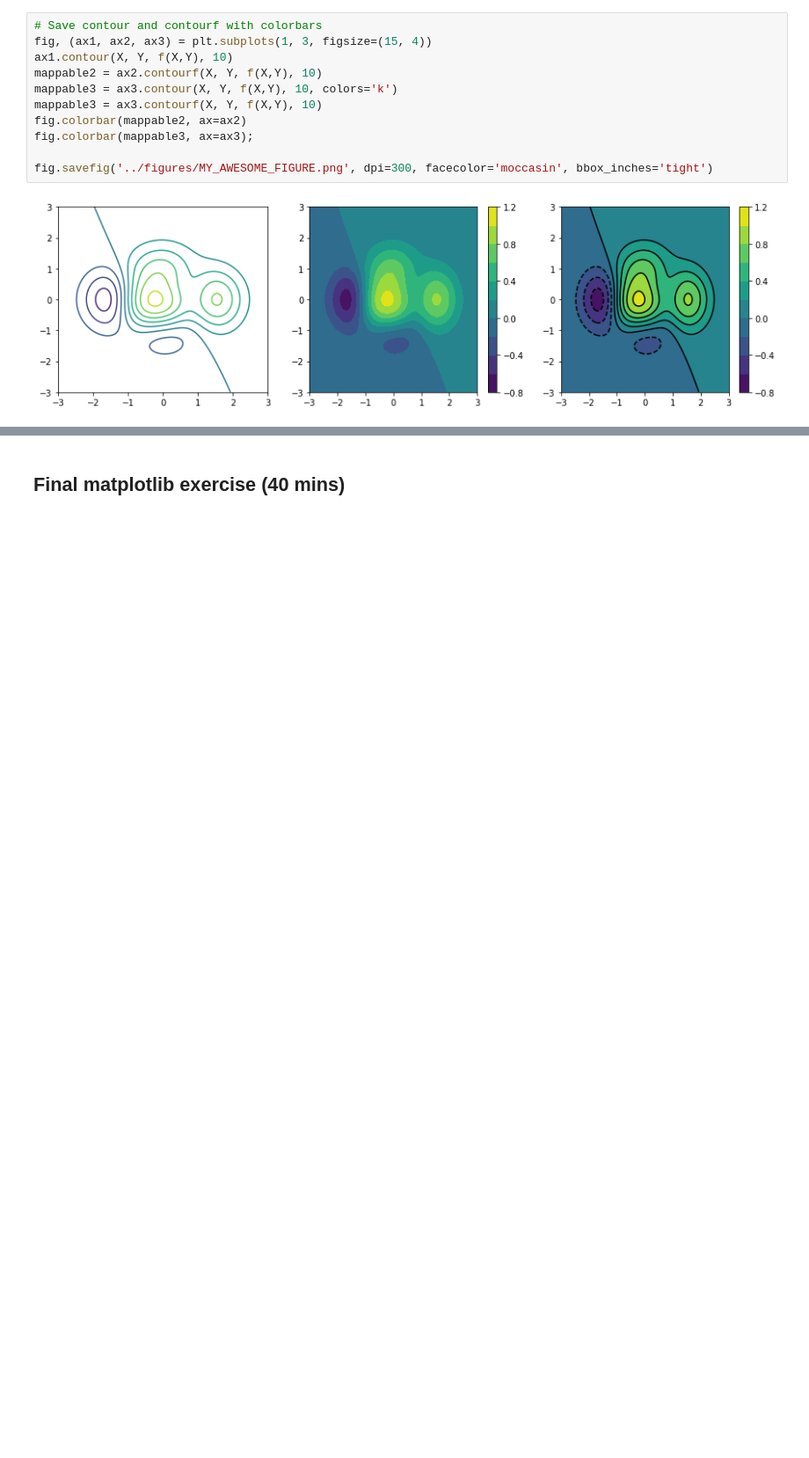
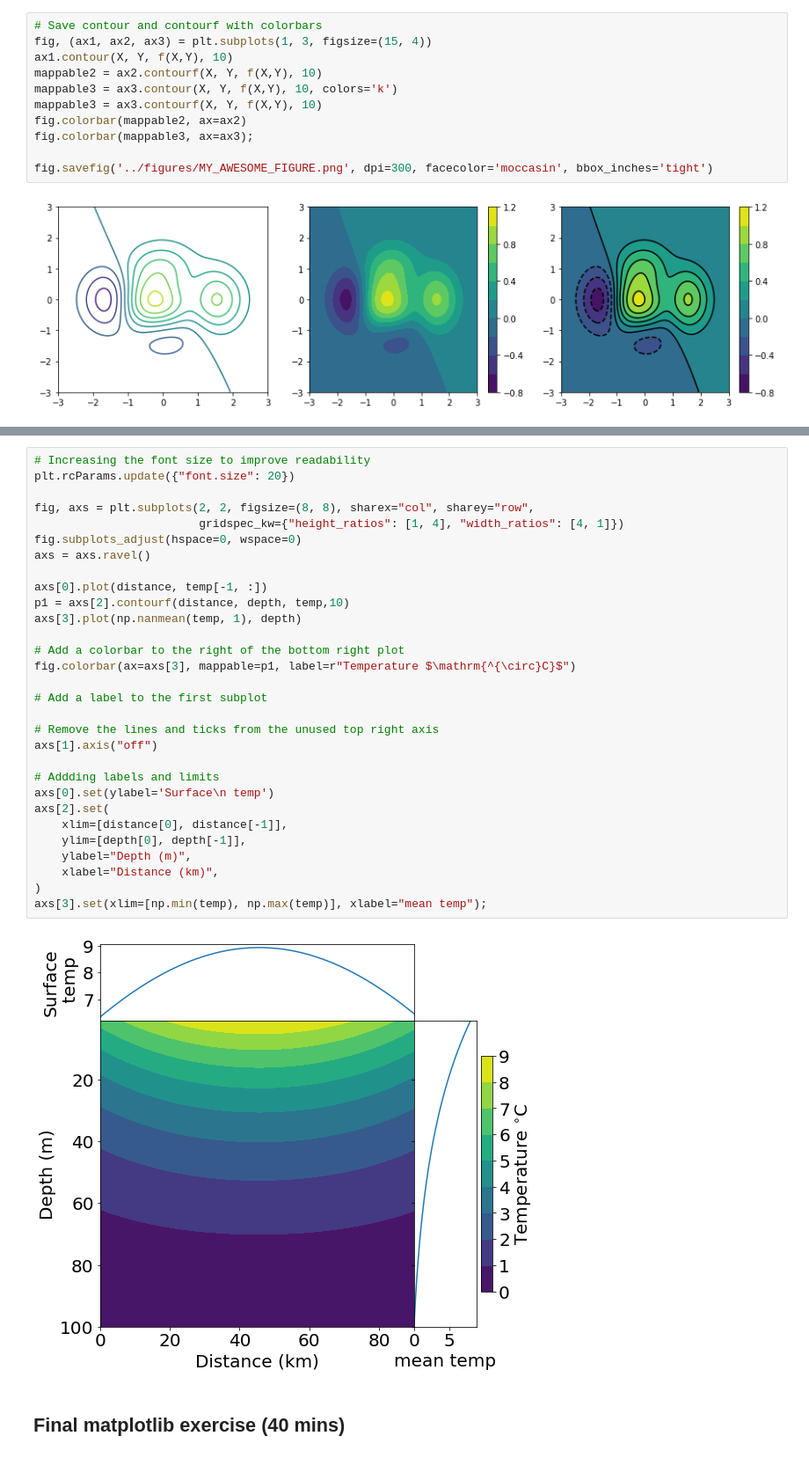
Before and after one commit to ueapy/pythoncourse2019-materials, a Jupyter notebook: notebooks/15-Matplotlib-Intro.ipynb, the cells around one changed output, grey strips where cells are left out. Shown at 88% size. Saved outputs shown, nothing was run; the diff lists cells and outputs as text; blank space fills up the shorter version.

```diff
--- a/notebooks/15-Matplotlib-Intro.ipynb
+++ b/notebooks/15-Matplotlib-Intro.ipynb
@@ -512,3 +459,35 @@ fig.savefig('../figures/MY_AWESOME_FIGURE.png', dpi=300, facecolor='moccasin', b
+# %%
+# Increasing the font size to improve readability
+plt.rcParams.update({"font.size": 20})
+
+fig, axs = plt.subplots(2, 2, figsize=(8, 8), sharex="col", sharey="row",
+                        gridspec_kw={"height_ratios": [1, 4], "width_ratios": [4, 1]})
+fig.subplots_adjust(hspace=0, wspace=0)
+axs = axs.ravel()
+
+axs[0].plot(distance, temp[-1, :])
+p1 = axs[2].contourf(distance, depth, temp,10)
+axs[3].plot(np.nanmean(temp, 1), depth)
+
+# Add a colorbar to the right of the bottom right plot
+fig.colorbar(ax=axs[3], mappable=p1, label=r"Temperature $\mathrm{^{\circ}C}$")
+
+# Add a label to the first subplot
+
+# Remove the lines and ticks from the unused top right axis
+axs[1].axis("off")
+
+# Addding labels and limits
+axs[0].set(ylabel='Surface\n temp')
+axs[2].set(
+    xlim=[distance[0], distance[-1]],
+    ylim=[depth[0], depth[-1]],
+    ylabel="Depth (m)",
+    xlabel="Distance (km)",
+)
+axs[3].set(xlim=[np.min(temp), np.max(temp)], xlabel="mean temp");
+# %% [output]
+[figure, added]
 # %% [markdown]
 ## Final matplotlib exercise (40 mins)
 # %% [markdown]
```
Also changed, not shown: parts of 45 cells of this notebook.
